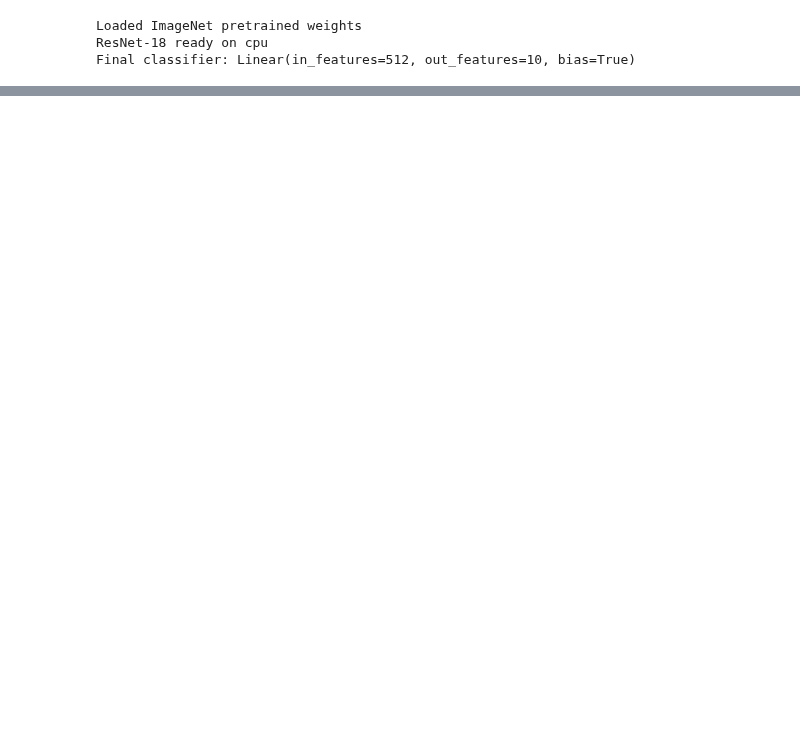
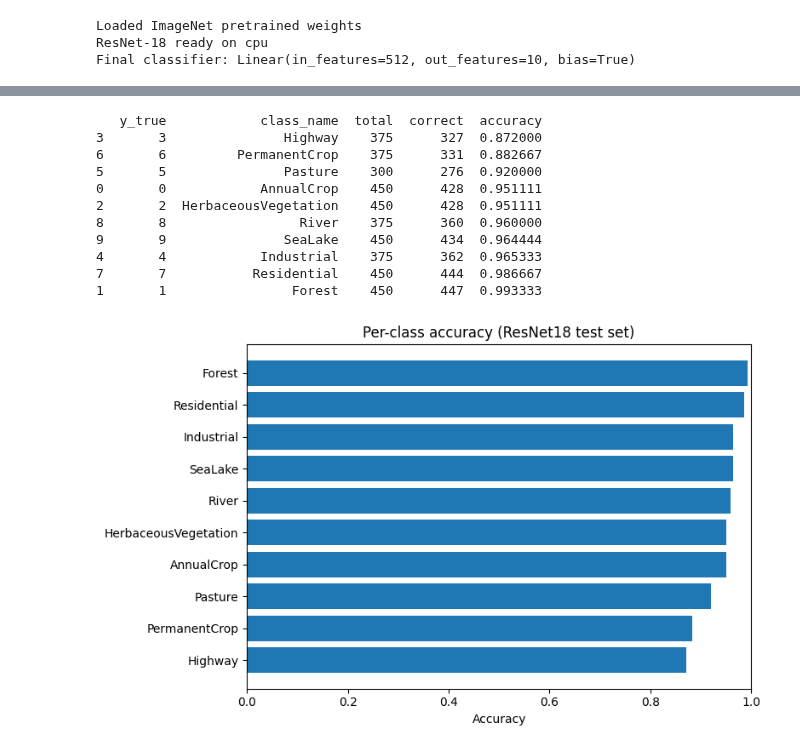
Before and after one commit to yash1-coder/dissertation, a Jupyter notebook: CNN.ipynb, the cells around one changed output, grey strips where cells are left out. Saved outputs shown, nothing was run; the diff lists cells and outputs as text; code cells hidden in the pictures; blank space fills up the shorter version.

```diff
--- a/CNN.ipynb
+++ b/CNN.ipynb
@@ -822,0 +1192,77 @@ val_loader ready:   64 batches
+# %%
+import json
+import pandas as pd
+import matplotlib.pyplot as plt
+from pathlib import Path
+
+if "PROJECT_ROOT" not in globals():
+    PROJECT_ROOT = Path("/home/yash/yc432")
+
+pred_path = PROJECT_ROOT / "results" / "metrics" / "resnet18_test_predictions.csv"
+map_path = PROJECT_ROOT / "data" / "splits" / "class_mapping.json"
+
+if not pred_path.exists():
+    raise FileNotFoundError(f"Missing predictions file: {pred_path}")
+if not map_path.exists():
+    raise FileNotFoundError(f"Missing class mapping file: {map_path}")
+
+df = pd.read_csv(pred_path)
+
+with open(map_path, "r") as f:
+    cm = json.load(f)
+
+# robust idx->name mapping
+if all(str(k).isdigit() for k in cm.keys()):
+    idx_to_name = {int(k): v for k, v in cm.items()}
+elif all(isinstance(v, int) for v in cm.values()):
+    idx_to_name = {v: k for k, v in cm.items()}
+elif "idx_to_class" in cm:
+    idx_to_name = {int(k): v for k, v in cm["idx_to_class"].items()}
+else:
+    idx_to_name = {i: str(i) for i in sorted(df["y_true"].unique())}
+
+# class-wise accuracy
+per_class = (
+    df.groupby("y_true", as_index=False)
+      .agg(total=("y_true", "size"), correct=("is_correct", "sum"))
+)
+per_class["accuracy"] = per_class["correct"] / per_class["total"]
+per_class["class_name"] = per_class["y_true"].map(idx_to_name)
+per_class = per_class.sort_values("accuracy", ascending=True)
+
+print(per_class[["y_true", "class_name", "total", "correct", "accuracy"]])
+
+plt.figure(figsize=(8, 5))
+plt.barh(per_class["class_name"], per_class["accuracy"])
+plt.xlim(0, 1)
+plt.xlabel("Accuracy")
+plt.title("Per-class accuracy (ResNet18 test set)")
+plt.tight_layout()
+plt.show()
+
+# top confusion pairs
+conf = (
+    df.loc[~df["is_correct"]]
+      .groupby(["y_true", "y_pred"], as_index=False)
+      .size()
+      .sort_values("size", ascending=False)
+      .head(15)
+)
+conf["true_name"] = conf["y_true"].map(idx_to_name)
+conf["pred_name"] = conf["y_pred"].map(idx_to_name)
+
+print("\nTop confusion pairs:")
+print(conf[["y_true", "true_name", "y_pred", "pred_name", "size"]])
+# %% [output]
+   y_true            class_name  total  correct  accuracy
+3       3               Highway    375      327  0.872000
+6       6         PermanentCrop    375      331  0.882667
+5       5               Pasture    300      276  0.920000
+0       0            AnnualCrop    450      428  0.951111
+2       2  HerbaceousVegetation    450      428  0.951111
+8       8                 River    375      360  0.960000
+9       9               SeaLake    450      434  0.964444
+4       4            Industrial    375      362  0.965333
+7       7           Residential    450      444  0.986667
+1       1                Forest    450      447  0.993333
+[figure, added]
```
Also changed, not shown: parts of 18 cells of this notebook, 46 other files.
